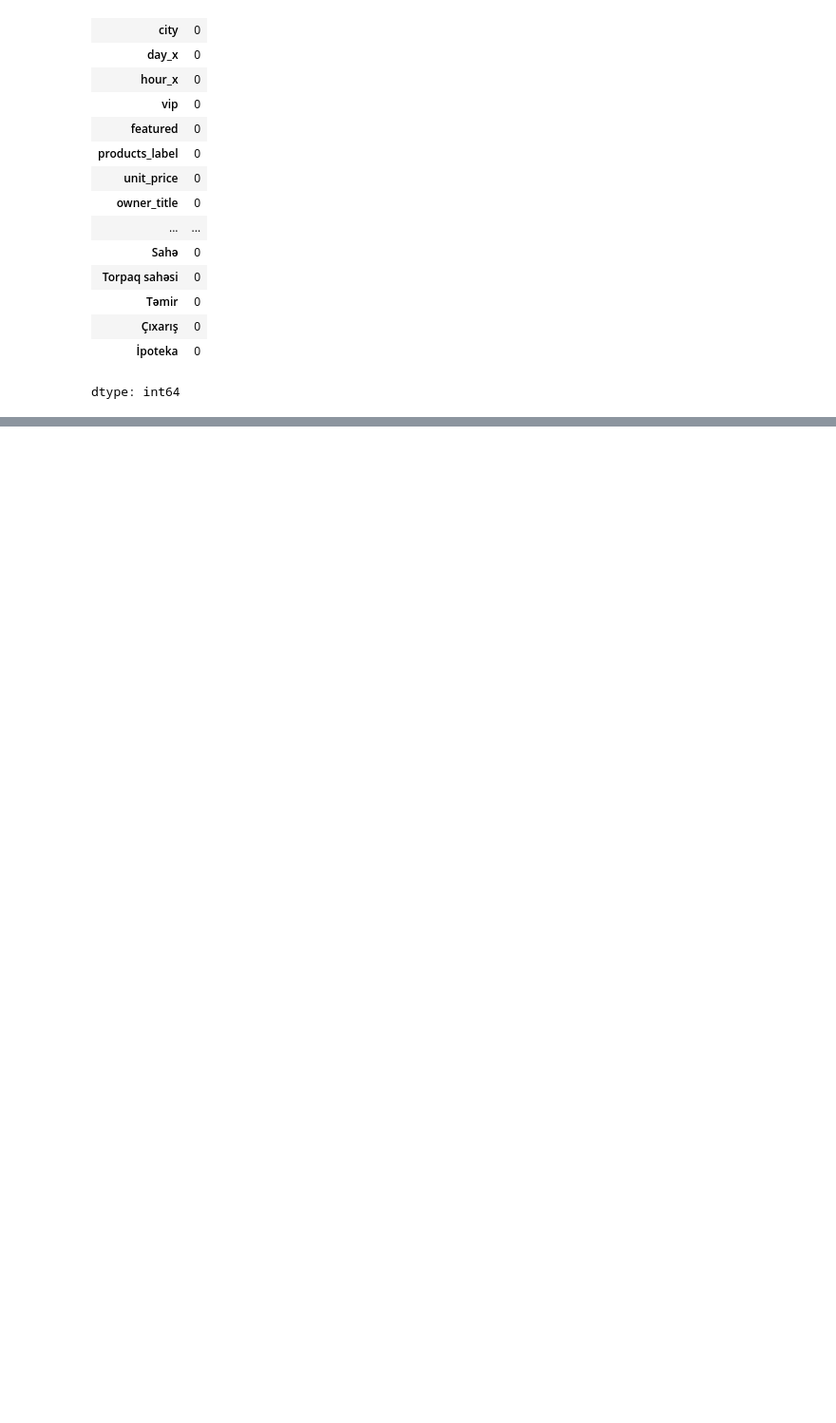
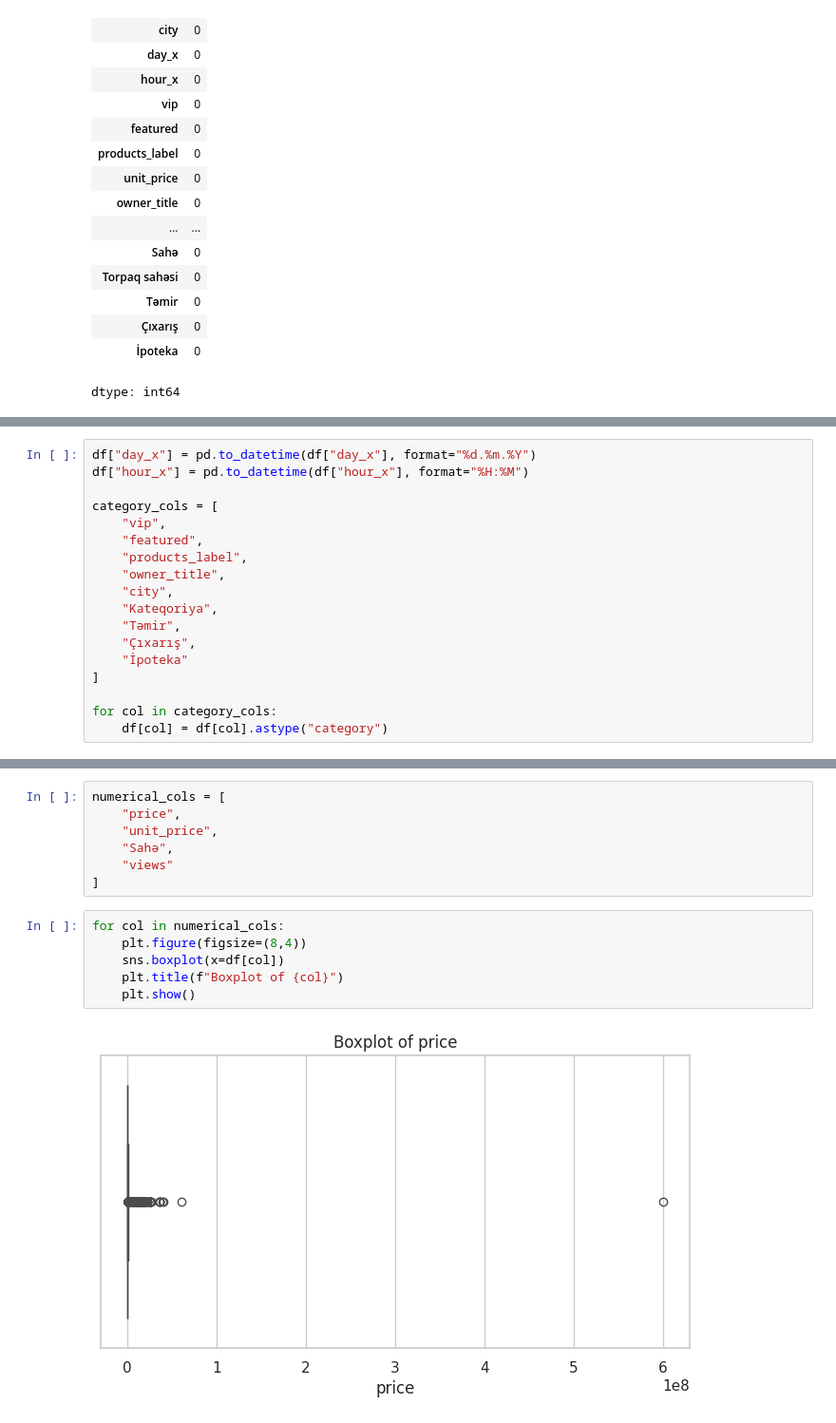
Before and after one commit to AteshUmud999/binaaz-eda-project, a Jupyter notebook: BinaAZ_Real_Estate_EDA_Project.ipynb, the cells around one changed output, grey strips where cells are left out. Shown at 95% size. Drawn from its saved outputs; the diff is of its cells as text; blank space fills up the shorter version.

```diff
--- a/BinaAZ_Real_Estate_EDA_Project.ipynb
+++ b/BinaAZ_Real_Estate_EDA_Project.ipynb
@@ -1056,0 +1090,18 @@ dtype: int64
+# %%
+df["day_x"] = pd.to_datetime(df["day_x"], format="%d.%m.%Y")
+df["hour_x"] = pd.to_datetime(df["hour_x"], format="%H:%M")
+
+category_cols = [
+    "vip",
+    "featured",
+    "products_label",
+    "owner_title",
+    "city",
+    "Kateqoriya",
+    "Təmir",
+    "Çıxarış",
+    "İpoteka"
+]
+
+for col in category_cols:
+    df[col] = df[col].astype("category")
@@ -1056,0 +1143,15 @@ dtype: int64
+# %%
+numerical_cols = [
+    "price",
+    "unit_price",
+    "Sahə",
+    "views"
+]
+# %%
+for col in numerical_cols:
+    plt.figure(figsize=(8,4))
+    sns.boxplot(x=df[col])
+    plt.title(f"Boxplot of {col}")
+    plt.show()
+# %% [output]
+[figure, added]
```
Also changed, not shown: parts of 19 cells of this notebook.
